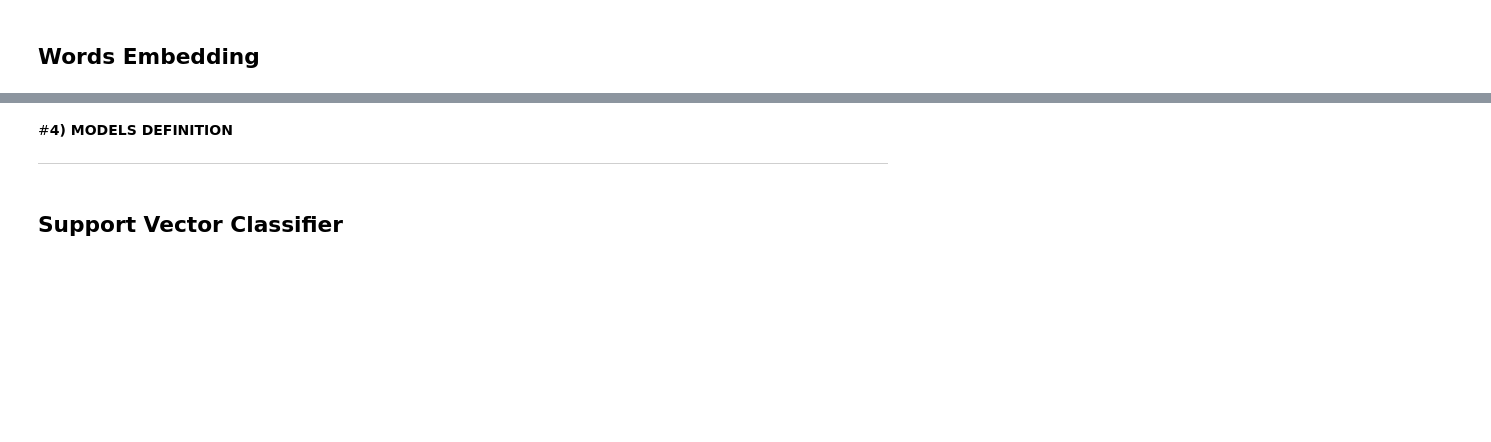
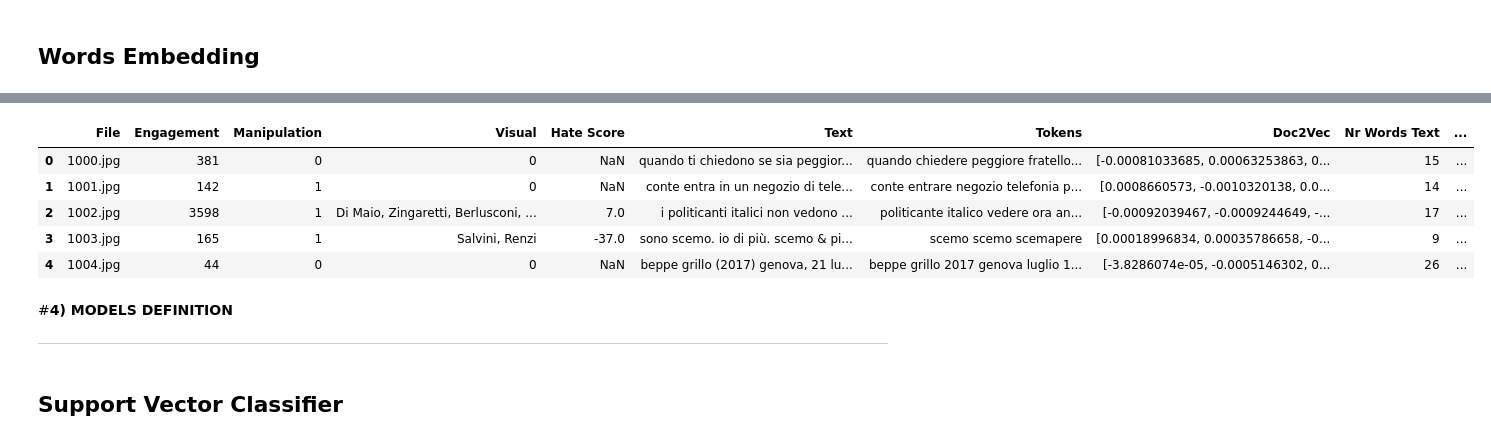
Before and after one commit to simonegramegna/NLP_Dankmeme_classification, a Jupyter notebook: NLP_Dankmemes.ipynb, the cells around one changed output, grey strips where cells are left out. Drawn from its saved outputs; the diff is of its cells as text; code cells hidden in the pictures; blank space fills up the shorter version.

```diff
--- a/NLP_Dankmemes.ipynb
+++ b/NLP_Dankmemes.ipynb
@@ -499,11 +500,6 @@ df4.sample(n=10)
 # %% [markdown]
 ## **Words Embedding**
-# %%
-tokens = data['Tokens'].tolist()
-
-# Train the Word2Vec model
-model = Word2Vec(tokens, vector_size=100, window=5, min_count=1)
-
-# Apply word-to-vector encoding on the tokens column
-data['Token_vectors'] = data['Tokens'].apply(lambda x: [model.wv[token] for token in x])
-data.head()
+# %%
+documents = [TaggedDocument(doc, [i]) for i, doc in enumerate(data['Tokens'])]
+d2v = Doc2Vec(vector_size=400, window=2, min_count=1)
+d2v.build_vocab(documents)
@@ -510,3 +508,14 @@ data.head()
+# %%
+data['Doc2Vec'] = data['Tokens'].apply(lambda x: d2v.infer_vector(x.split()))
+data = data[['File', 'Engagement', 'Manipulation', 'Visual', 'Hate Score', 'Text', 'Tokens', 'Doc2Vec', 'Nr Words Text', 'Hate Speech']]
+data.head()
+# %% [output]
+|  | File | Engagement | Manipulation | Visual | Hate Score | Text | Tokens | Doc2Vec | Nr Words Text | ... |
+| 0 | 1000.jpg | 381 | 0 | 0 | NaN | quando ti chiedono se sia peggior... | quando chiedere peggiore fratello... | [-0.00081033685, 0.00063253863, 0... | 15 | ... |
+| 1 | 1001.jpg | 142 | 1 | 0 | NaN | conte entra in un negozio di tele... | conte entrare negozio telefonia p... | [0.0008660573, -0.0010320138, 0.0... | 14 | ... |
+| 2 | 1002.jpg | 3598 | 1 | Di Maio, Zingaretti, Berlusconi, ... | 7.0 | i politicanti italici non vedono ... | politicante italico vedere ora an... | [-0.00092039467, -0.0009244649, -... | 17 | ... |
+| 3 | 1003.jpg | 165 | 1 | Salvini, Renzi | -37.0 | sono scemo. io di più. scemo & pi... | scemo scemo scemapere | [0.00018996834, 0.00035786658, -0... | 9 | ... |
+| 4 | 1004.jpg | 44 | 0 | 0 | NaN | beppe grillo (2017) genova, 21 lu... | beppe grillo 2017 genova luglio 1... | [-3.8286074e-05, -0.0005146302, 0... | 26 | ... |
 # %% [markdown]
 #**4) MODELS DEFINITION**
 
```
Also changed, not shown: parts of 11 cells of this notebook.
